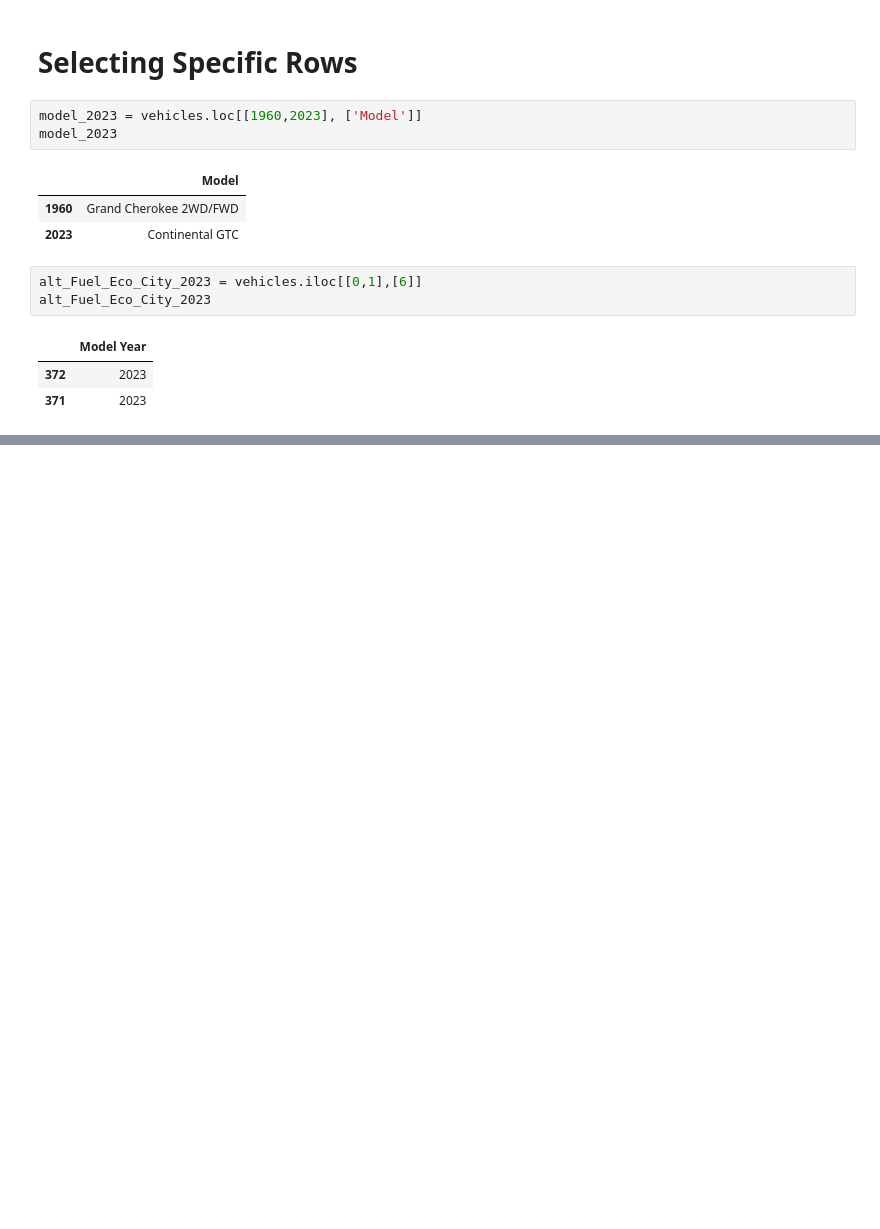
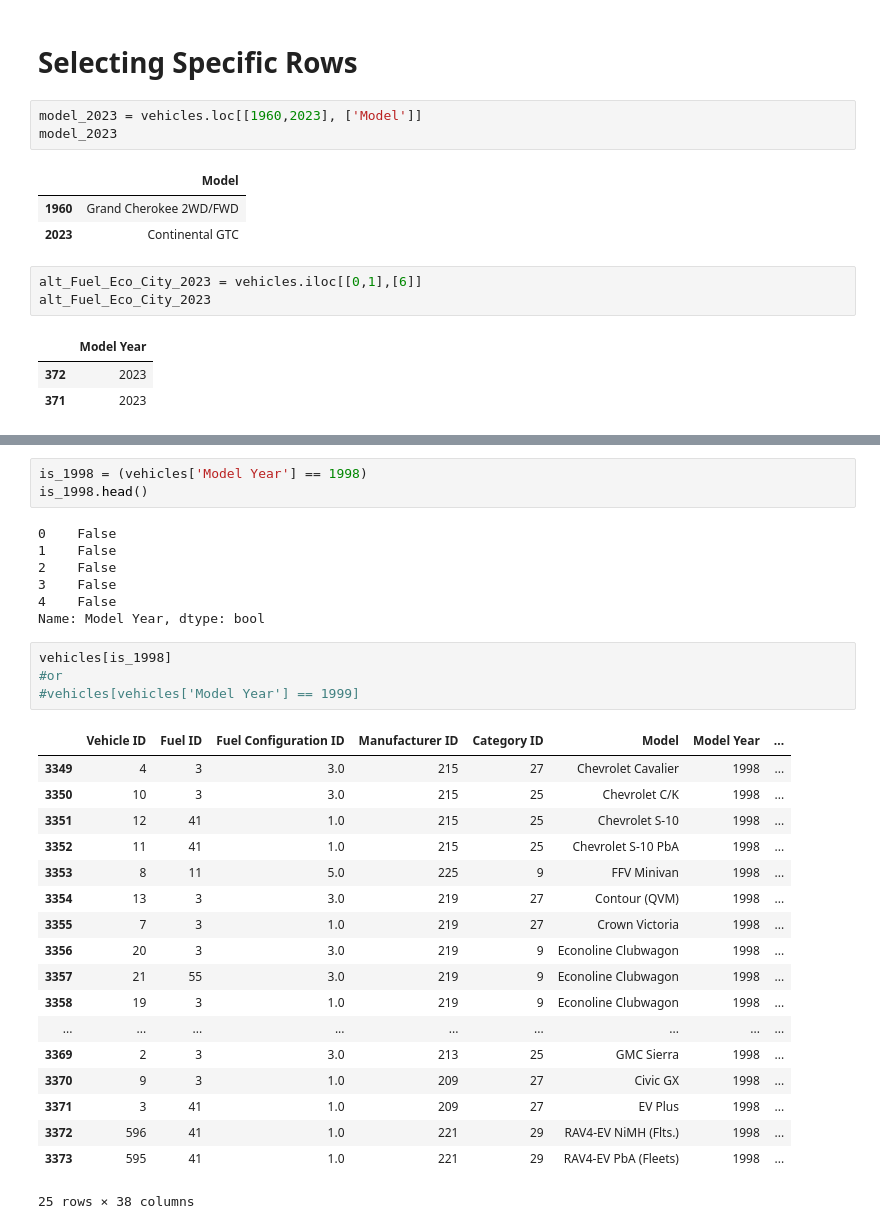
Before and after one commit to NegativeOnBlock/Sorting-and-filtering-rows-practice, a Jupyter notebook: Sort-and-filter-project-practice.ipynb, the cells around one changed output, grey strips where cells are left out. Drawn from its saved outputs; the diff is of its cells as text; blank space fills up the shorter version.

Commit message:
Practiced more python row methods like loc, bool, etc.

```diff
--- a/Sort-and-filter-project-practice.ipynb
+++ b/Sort-and-filter-project-practice.ipynb
@@ -111,0 +171,33 @@ alt_Fuel_Eco_City_2023
+# %%
+is_1998 = (vehicles['Model Year'] == 1998)
+is_1998.head()
+# %% [output]
+0    False
+1    False
+2    False
+3    False
+4    False
+Name: Model Year, dtype: bool
+# %%
+vehicles[is_1998]
+#or
+#vehicles[vehicles['Model Year'] == 1999]
+# %% [output]
+|  | Vehicle ID | Fuel ID | Fuel Configuration ID | Manufacturer ID | Category ID | Model | Model Year | ... |
+| 3349 | 4 | 3 | 3.0 | 215 | 27 | Chevrolet Cavalier | 1998 | ... |
+| 3350 | 10 | 3 | 3.0 | 215 | 25 | Chevrolet C/K | 1998 | ... |
+| 3351 | 12 | 41 | 1.0 | 215 | 25 | Chevrolet S-10 | 1998 | ... |
+| 3352 | 11 | 41 | 1.0 | 215 | 25 | Chevrolet S-10 PbA | 1998 | ... |
+| 3353 | 8 | 11 | 5.0 | 225 | 9 | FFV Minivan | 1998 | ... |
+| 3354 | 13 | 3 | 3.0 | 219 | 27 | Contour (QVM) | 1998 | ... |
+| 3355 | 7 | 3 | 1.0 | 219 | 27 | Crown Victoria | 1998 | ... |
+| 3356 | 20 | 3 | 3.0 | 219 | 9 | Econoline Clubwagon | 1998 | ... |
+| 3357 | 21 | 55 | 3.0 | 219 | 9 | Econoline Clubwagon | 1998 | ... |
+| 3358 | 19 | 3 | 1.0 | 219 | 9 | Econoline Clubwagon | 1998 | ... |
+| ... | ... | ... | ... | ... | ... | ... | ... | ... |
+| 3369 | 2 | 3 | 3.0 | 213 | 25 | GMC Sierra | 1998 | ... |
+| 3370 | 9 | 3 | 1.0 | 209 | 27 | Civic GX | 1998 | ... |
+| 3371 | 3 | 41 | 1.0 | 209 | 27 | EV Plus | 1998 | ... |
+| 3372 | 596 | 41 | 1.0 | 221 | 29 | RAV4-EV NiMH (Flts.) | 1998 | ... |
+| 3373 | 595 | 41 | 1.0 | 221 | 29 | RAV4-EV PbA (Fleets) | 1998 | ... |
+25 rows × 38 columns
```
Also changed, not shown: parts of 7 cells of this notebook.
